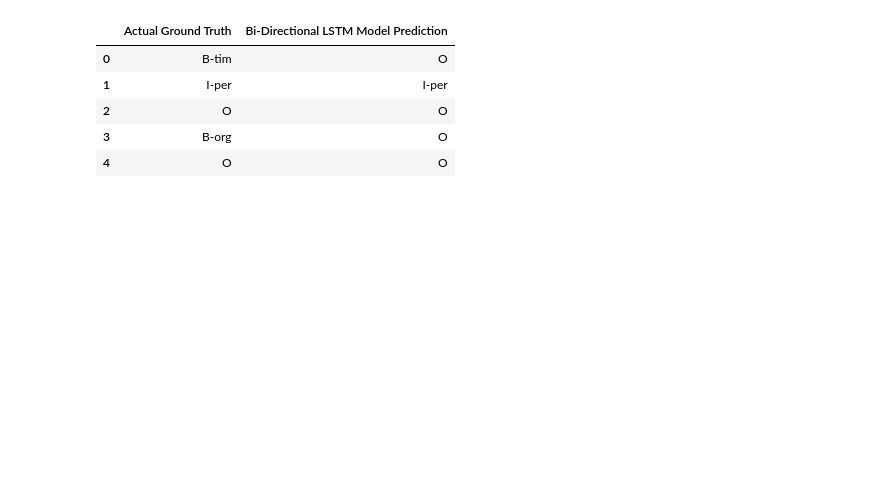
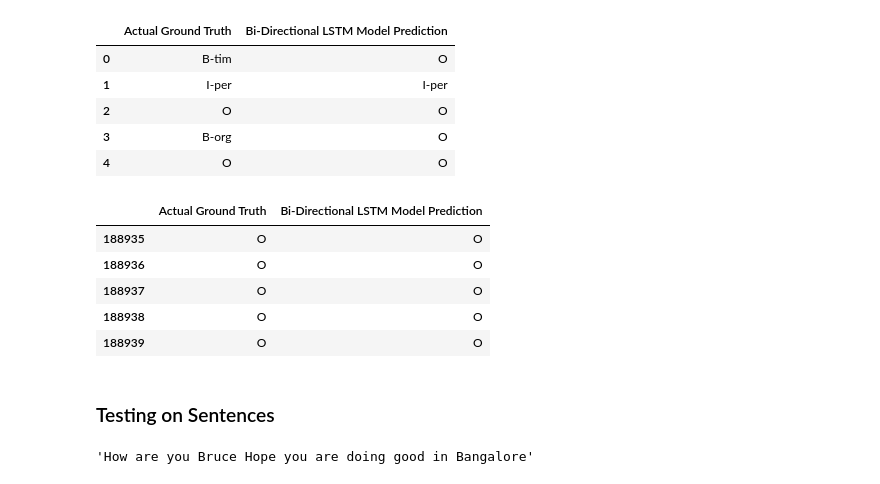
Before and after one commit to Satwikram/Named-Entity-Recognition, a Jupyter notebook: Named Entity Recognition using DL.ipynb, the cells around one changed output. Saved outputs shown, nothing was run; the diff lists cells and outputs as text; code cells hidden in the pictures; blank space fills up the shorter version.

Commit message:
Testing Done

```diff
--- a/Named Entity Recognition using DL.ipynb
+++ b/Named Entity Recognition using DL.ipynb
@@ -699,3 +705,14 @@ ner_results.head()
 | 4 | O | O |
 # %%
 ner_results.to_csv('NER_Results.csv', index = False)
+# %%
+ner_results.tail()
+# %% [output]
+|  | Actual Ground Truth | Bi-Directional LSTM Model Prediction |
+| 188935 | O | O |
+| 188936 | O | O |
+| 188937 | O | O |
+| 188938 | O | O |
+| 188939 | O | O |
+# %% [markdown]
+### Testing on Sentences
@@ -701,0 +729,4 @@ ner_results.to_csv('NER_Results.csv', index = False)
+# %%
+test_sentence
+# %% [output]
+'How are you Bruce Hope you are doing good in Bangalore'
```
Also changed, not shown: parts of 19 cells of this notebook.
